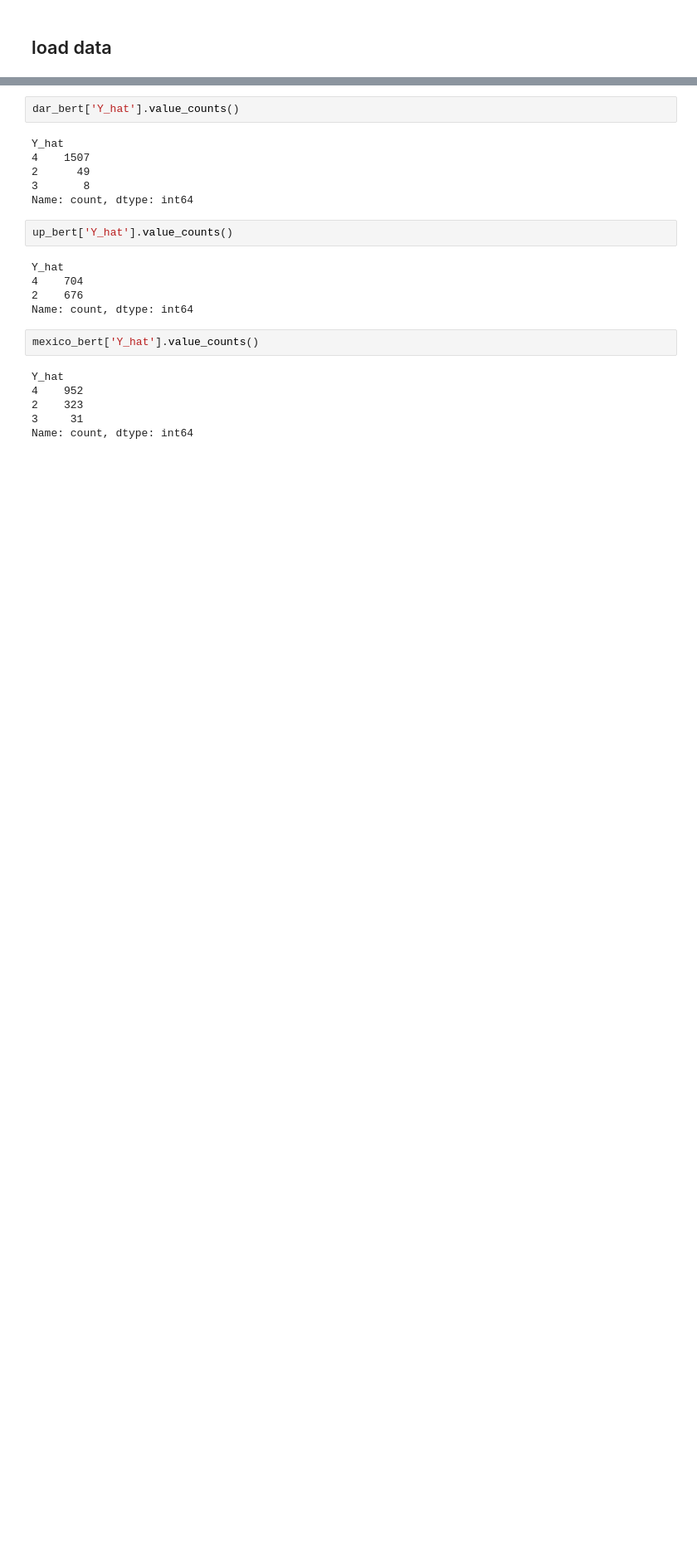
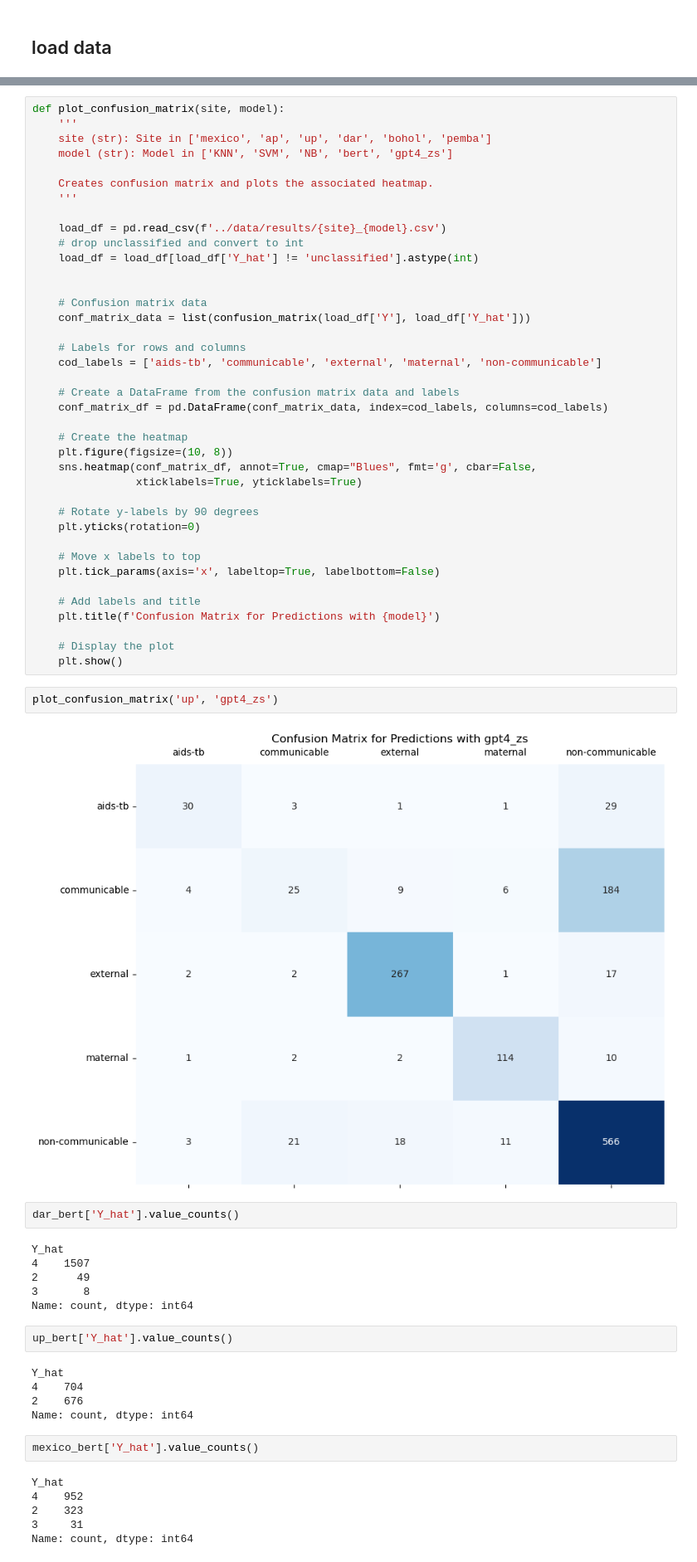
Before and after one commit to avisokay/va_nlp, a Jupyter notebook: src/results_estimation.ipynb, the cells around one changed output, grey strips where cells are left out. Shown at 83% size. Cells and saved outputs as stored; diff of their text form; blank space fills up the shorter version.

Commit message:
confusion plot and inference results

```diff
--- a/src/results_estimation.ipynb
+++ b/src/results_estimation.ipynb
@@ -38,3 +52,46 @@ up_bert = pd.read_csv('../data/results/up_bert.csv')
+# %%
+def plot_confusion_matrix(site, model):
+    '''
+    site (str): Site in ['mexico', 'ap', 'up', 'dar', 'bohol', 'pemba']
+    model (str): Model in ['KNN', 'SVM', 'NB', 'bert', 'gpt4_zs']
+
+    Creates confusion matrix and plots the associated heatmap.
+    '''
+
+    load_df = pd.read_csv(f'../data/results/{site}_{model}.csv')
+    # drop unclassified and convert to int
+    load_df = load_df[load_df['Y_hat'] != 'unclassified'].astype(int)
+
+
+    # Confusion matrix data
+    conf_matrix_data = list(confusion_matrix(load_df['Y'], load_df['Y_hat']))
+
+    # Labels for rows and columns
+    cod_labels = ['aids-tb', 'communicable', 'external', 'maternal', 'non-communicable']
+
+    # Create a DataFrame from the confusion matrix data and labels
+    conf_matrix_df = pd.DataFrame(conf_matrix_data, index=cod_labels, columns=cod_labels)
+
+    # Create the heatmap
+    plt.figure(figsize=(10, 8))
+    sns.heatmap(conf_matrix_df, annot=True, cmap="Blues", fmt='g', cbar=False,
+                xticklabels=True, yticklabels=True)
+
+    # Rotate y-labels by 90 degrees
+    plt.yticks(rotation=0)
+
+    # Move x labels to top
+    plt.tick_params(axis='x', labeltop=True, labelbottom=False)
+
+    # Add labels and title
+    plt.title(f'Confusion Matrix for Predictions with {model}')
+
+    # Display the plot
+    plt.show()
+# %%
+plot_confusion_matrix('up', 'gpt4_zs')
+# %% [output]
+[figure, added]
 # %%
 dar_bert['Y_hat'].value_counts()
 # %% [output]
```
Also changed, not shown: parts of 7 cells of this notebook, 1 other file.
